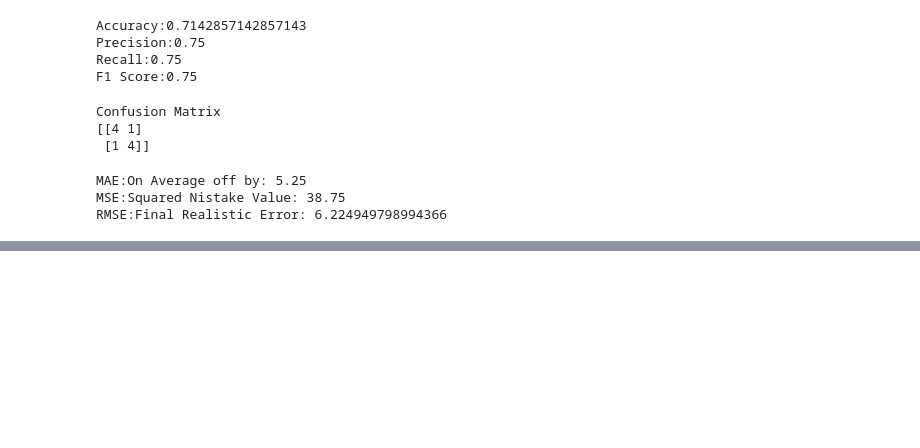
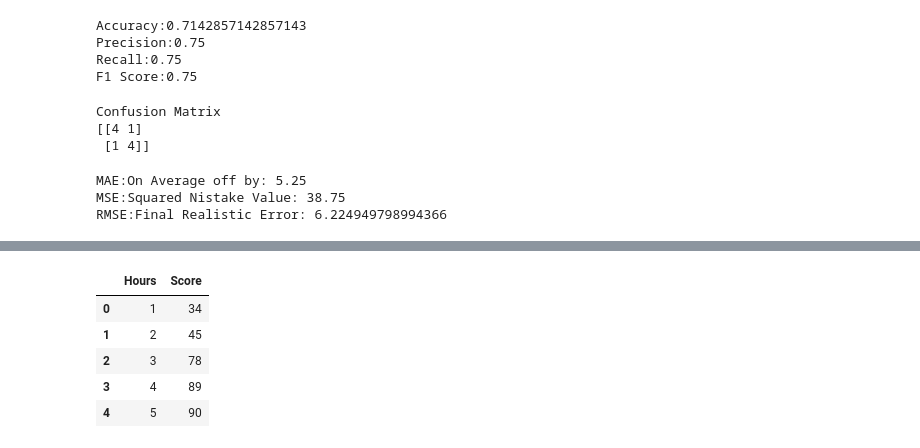
Before and after one commit to Ankit1726/AIML_Resources, a Jupyter notebook: Machine_Learning/revision.ipynb, the cells around one changed output, grey strips where cells are left out. Cells and saved outputs as stored; diff of their text form; code cells hidden in the pictures; blank space fills up the shorter version.

```diff
--- a/Machine_Learning/revision.ipynb
+++ b/Machine_Learning/revision.ipynb
@@ -325,0 +350,9 @@ RMSE:Final Realistic Error: 6.224949798994366
+# %%
+df.head()
+# %% [output]
+|  | Hours | Score |
+| 0 | 1 | 34 |
+| 1 | 2 | 45 |
+| 2 | 3 | 78 |
+| 3 | 4 | 89 |
+| 4 | 5 | 90 |
```
Also changed, not shown: parts of 10 cells of this notebook.
